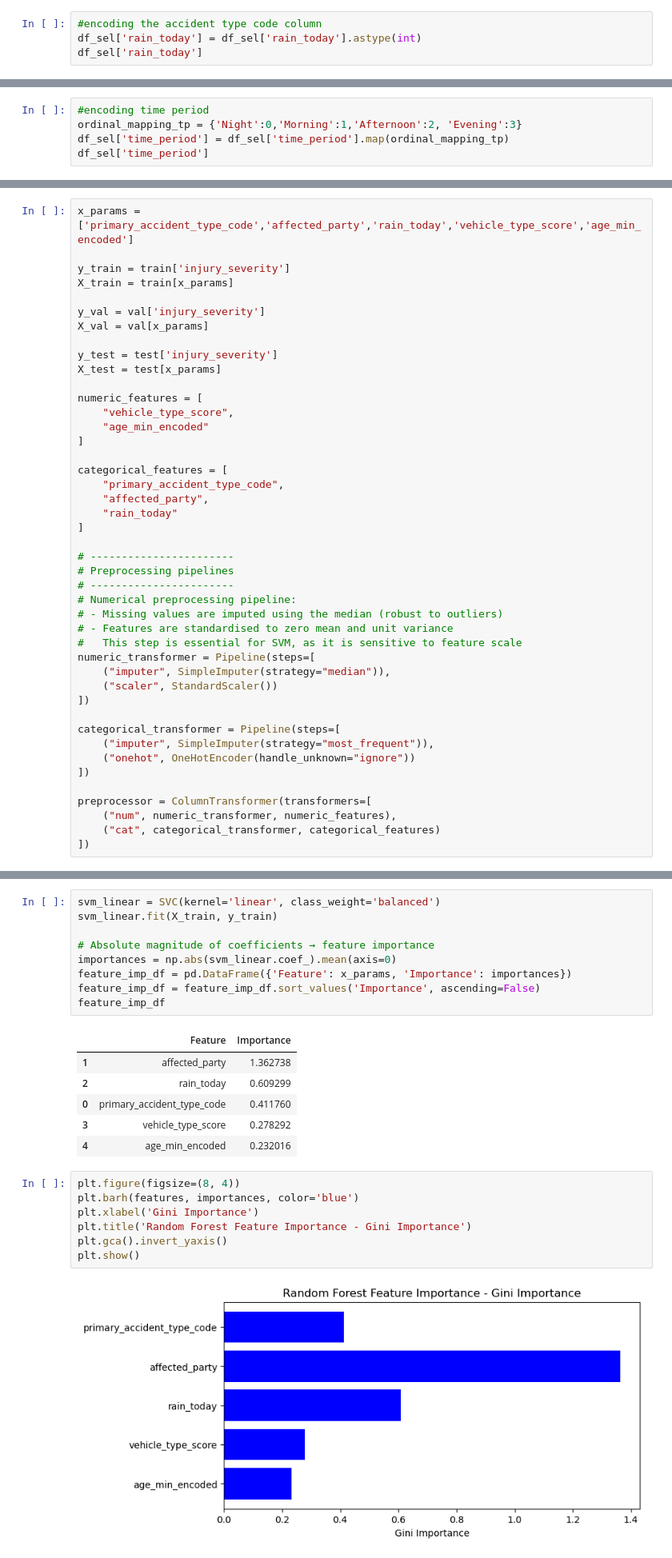
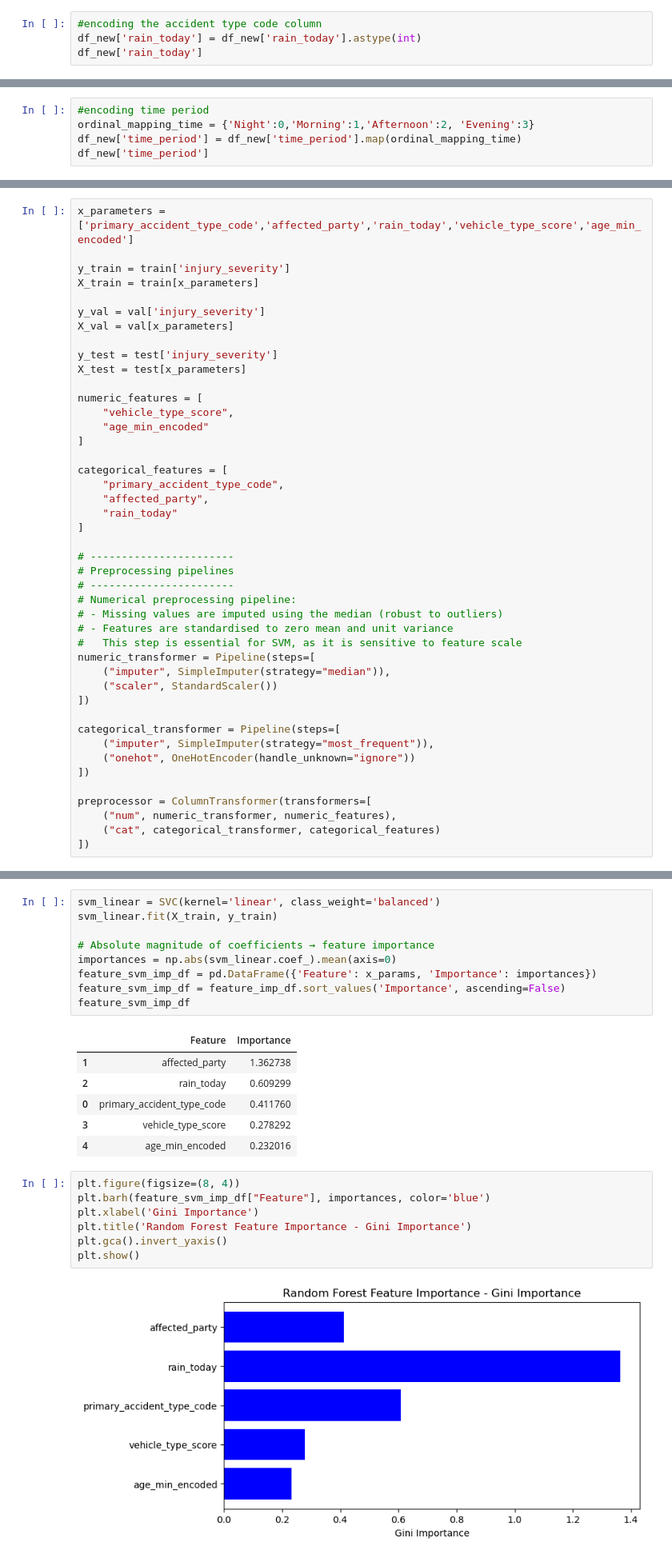
Before and after one commit to mattcg/msc-ai-dylan-group-1, a Jupyter notebook: 3c_SVM_LucaDeGabriele.ipynb, the cells around one changed output, grey strips where cells are left out. Shown at 80% size. Saved outputs shown, nothing was run; the diff lists cells and outputs as text.

```diff
--- a/3c_SVM_LucaDeGabriele.ipynb
+++ b/3c_SVM_LucaDeGabriele.ipynb
@@ -199,8 +200,8 @@ df_sel['primary_accident_type_code']
 Name: primary_accident_type_code, Length: 232, dtype: int64
 # %%
 #encoding the accident type code column
-df_sel['rain_today'] = df_sel['rain_today'].astype(int)
-df_sel['rain_today']
+df_new['rain_today'] = df_new['rain_today'].astype(int)
+df_new['rain_today']
 # %% [output]
 0      0
 1      0
@@ -216,9 +217,9 @@ df_sel['rain_today']
 Name: rain_today, Length: 232, dtype: int32
 # %%
 #encoding time period
-ordinal_mapping_tp = {'Night':0,'Morning':1,'Afternoon':2, 'Evening':3}
-df_sel['time_period'] = df_sel['time_period'].map(ordinal_mapping_tp)
-df_sel['time_period']
+ordinal_mapping_time = {'Night':0,'Morning':1,'Afternoon':2, 'Evening':3}
+df_new['time_period'] = df_new['time_period'].map(ordinal_mapping_time)
+df_new['time_period']
 # %% [output]
 0      1
 1      3
@@ -315,16 +313,16 @@ Number of observations in the training set: 139
 Number of observations in the validate set: 46
 Number of observations in the validate set: 47
 # %%
-x_params = ['primary_accident_type_code','affected_party','rain_today','vehicle_type_score','age_min_encoded']
+x_parameters = ['primary_accident_type_code','affected_party','rain_today','vehicle_type_score','age_min_encoded']
 
 y_train = train['injury_severity']
-X_train = train[x_params]
+X_train = train[x_parameters]
 
 y_val = val['injury_severity']
-X_val = val[x_params]
+X_val = val[x_parameters]
 
 y_test = test['injury_severity']
-X_test = test[x_params]
+X_test = test[x_parameters]
 
 numeric_features = [
     "vehicle_type_score",
@@ -788,9 +788,9 @@ svm_linear.fit(X_train, y_train)
 
 # Absolute magnitude of coefficients → feature importance
 importances = np.abs(svm_linear.coef_).mean(axis=0)
-feature_imp_df = pd.DataFrame({'Feature': x_params, 'Importance': importances})
-feature_imp_df = feature_imp_df.sort_values('Importance', ascending=False)
-feature_imp_df
+feature_svm_imp_df = pd.DataFrame({'Feature': x_params, 'Importance': importances})
+feature_svm_imp_df = feature_imp_df.sort_values('Importance', ascending=False)
+feature_svm_imp_df
 # %% [output]
 |  | Feature | Importance |
 | 1 | affected_party | 1.362738 |
@@ -800,13 +800,13 @@ feature_imp_df
 | 4 | age_min_encoded | 0.232016 |
 # %%
 plt.figure(figsize=(8, 4))
-plt.barh(features, importances, color='blue')
+plt.barh(feature_svm_imp_df["Feature"], importances, color='blue')
 plt.xlabel('Gini Importance')
 plt.title('Random Forest Feature Importance - Gini Importance')
 plt.gca().invert_yaxis()
 plt.show()
 # %% [output]
-[figure, old version]
+[figure, new version]
 # %% [markdown]
 Permutation importance: computed once a model has been trained on the training set. It inquires: If the data points of a single attribute are randomly shuffled (in the test set), leaving all remaining data as is, what would be the ramifications on accuracy, using this new data? Ideally, random reordering of a column ought to result in reduced accuracy, since the new data has little or no correlation with real-world statistics. Model accuracy suffers most when an important feature, that the model was quite dependent on, is shuffled.
 
```
Also changed, not shown: parts of 34 cells of this notebook.
